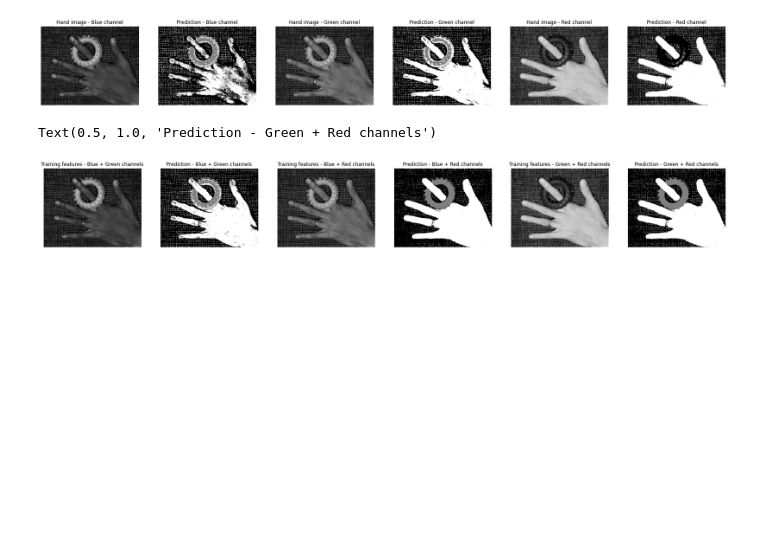
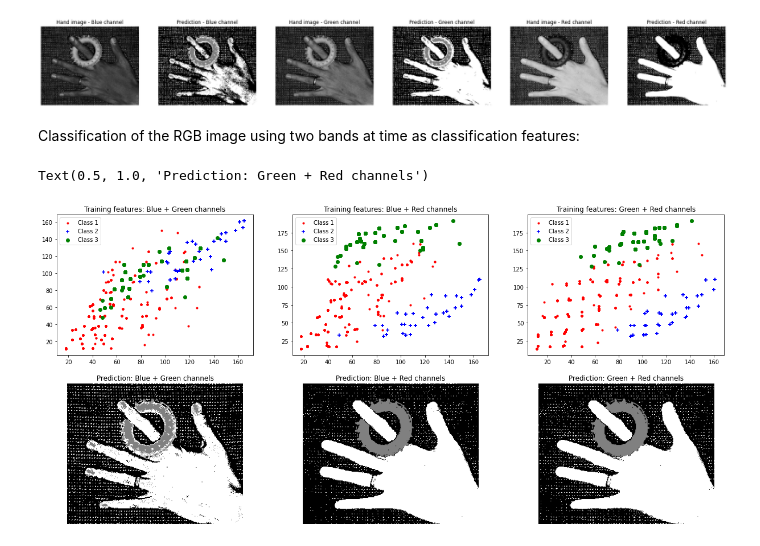
Before and after one commit to MarcelloVendruscolo/Image-Processing, a Jupyter notebook: exercise_4.ipynb, the cells around one changed output. Saved outputs shown, nothing was run; the diff lists cells and outputs as text; code cells hidden in the pictures; blank space fills up the shorter version.

Commit message:
Complete analysis of Hand image

```diff
--- a/exercise_4.ipynb
+++ b/exercise_4.ipynb
@@ -191,6 +191,8 @@ ax5.set_title('Prediction - Red channel')
 # %% [output]
 Text(0.5, 1.0, 'Prediction - Red channel')
 [figure]
+# %% [markdown]
+Classification of the RGB image using two bands at time as classification features:
 # %%
 def train_multiplefeature(image, label, model):
     train_x, train_y = create_training_data(image, label)
@@ -203,31 +205,47 @@ def train_multiplefeature(image, label, model):
         classifier.fit(train_x, train_y)
     predictions = classifier.predict(image.reshape(-1, image.shape[2]))
     predictions = predictions.reshape(image.shape[0], image.shape[1])
-    return predictions
+    return predictions, (train_x, train_y)
-# %%
-predictions_bg = train_multiplefeature(im[:,:,:-1], labelbw, 'LDA')
-predictions_br = train_multiplefeature(im[:,:,(0,2)], labelbw, 'LDA')
-predictions_gr = train_multiplefeature(im[:,:,1:], labelbw, 'LDA')
-
-fig, (ax0, ax1, ax2, ax3, ax4, ax5) = plt.subplots(nrows=1, ncols=6, figsize=(30, 5))
-ax0.imshow(im[:,:,0], cmap=cm.gray)
-ax0.axis('off')
-ax0.set_title('Training features - Blue + Green channels')
-ax1.imshow(predictions_bg, cmap=cm.gray)
-ax1.axis('off')
-ax1.set_title('Prediction - Blue + Green channels')
-ax2.imshow(im[:,:,1], cmap=cm.gray)
-ax2.axis('off')
-ax2.set_title('Training features - Blue + Red channels')
-ax3.imshow(predictions_br, cmap=cm.gray)
-ax3.axis('off')
-ax3.set_title('Prediction - Blue + Red channels')
-ax4.imshow(im[:,:,2], cmap=cm.gray)
-ax4.axis('off')
-ax4.set_title('Training features - Green + Red channels')
-ax5.imshow(predictions_gr, cmap=cm.gray)
-ax5.axis('off')
-ax5.set_title('Prediction - Green + Red channels')
-# %% [output]
-Text(0.5, 1.0, 'Prediction - Green + Red channels')
-[figure, removed]
+# %%
+predictions_bg, (train_x_bg, train_y) = train_multiplefeature(im[:,:,:-1], labelbw, 'LDA')
+predictions_br, (train_x_br, train_y) = train_multiplefeature(im[:,:,(0,2)], labelbw, 'LDA')
+predictions_gr, (train_x_gr, train_y) = train_multiplefeature(im[:,:,1:], labelbw, 'LDA')
+
+idx_1 = np.where(train_y == 1)
+idx_2 = np.where(train_y == 2)
+idx_3 = np.where(train_y == 3)
+
+fig, [(ax0, ax2, ax4), (ax1, ax3, ax5)] = plt.subplots(nrows=2, ncols=3, figsize=(21, 10))
+
+ax0.scatter(x=train_x_bg[idx_1,0], y=train_x_bg[idx_1,1], c='r', marker='.', label='Class 1')
+ax0.scatter(x=train_x_bg[idx_2,0], y=train_x_bg[idx_2,1], c='b', marker='+', label='Class 2')
+ax0.scatter(x=train_x_bg[idx_3,0], y=train_x_bg[idx_3,1], c='g', marker='o', label='Class 3')
+ax0.set_title('Training features: Blue + Green channels')
+ax0.legend()
+
+ax1.imshow(predictions_bg, cmap=cm.gray)
+ax1.axis('off')
+ax1.set_title('Prediction: Blue + Green channels')
+
+ax2.scatter(x=train_x_br[idx_1,0], y=train_x_br[idx_1,1], c='r', marker='.', label='Class 1')
+ax2.scatter(x=train_x_br[idx_2,0], y=train_x_br[idx_2,1], c='b', marker='+', label='Class 2')
+ax2.scatter(x=train_x_br[idx_3,0], y=train_x_br[idx_3,1], c='g', marker='o', label='Class 3')
+ax2.set_title('Training features: Blue + Red channels')
+ax2.legend()
+
+ax3.imshow(predictions_br, cmap=cm.gray)
+ax3.axis('off')
+ax3.set_title('Prediction: Blue + Red channels')
+
+ax4.scatter(x=train_x_gr[idx_1,0], y=train_x_gr[idx_1,1], c='r', marker='.', label='Class 1')
+ax4.scatter(x=train_x_gr[idx_2,0], y=train_x_gr[idx_2,1], c='b', marker='+', label='Class 2')
+ax4.scatter(x=train_x_gr[idx_3,0], y=train_x_gr[idx_3,1], c='g', marker='o', label='Class 3')
+ax4.set_title('Training features: Green + Red channels')
+ax4.legend()
+
+ax5.imshow(predictions_gr, cmap=cm.gray)
+ax5.axis('off')
+ax5.set_title('Prediction: Green + Red channels')
+# %% [output]
+Text(0.5, 1.0, 'Prediction: Green + Red channels')
+[figure, added]
```
Also changed, not shown: parts of 4 cells of this notebook.
